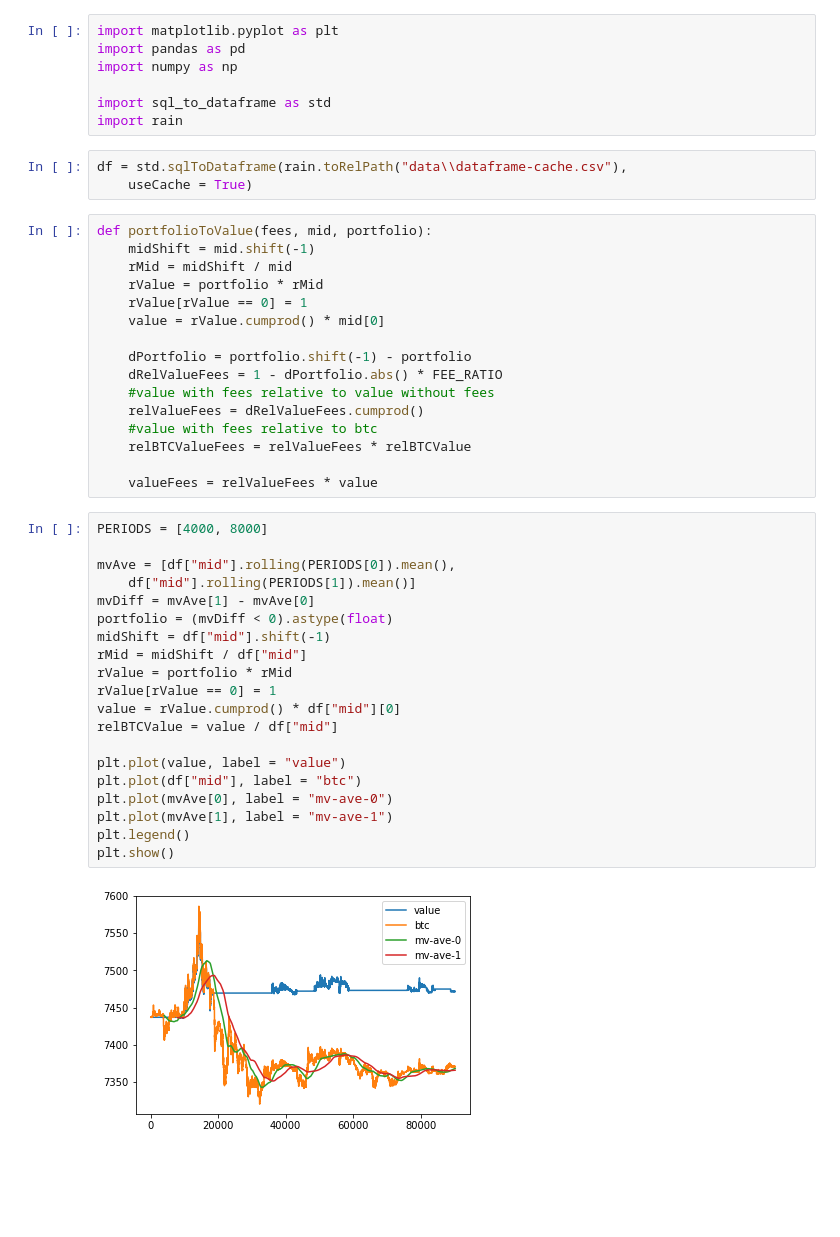
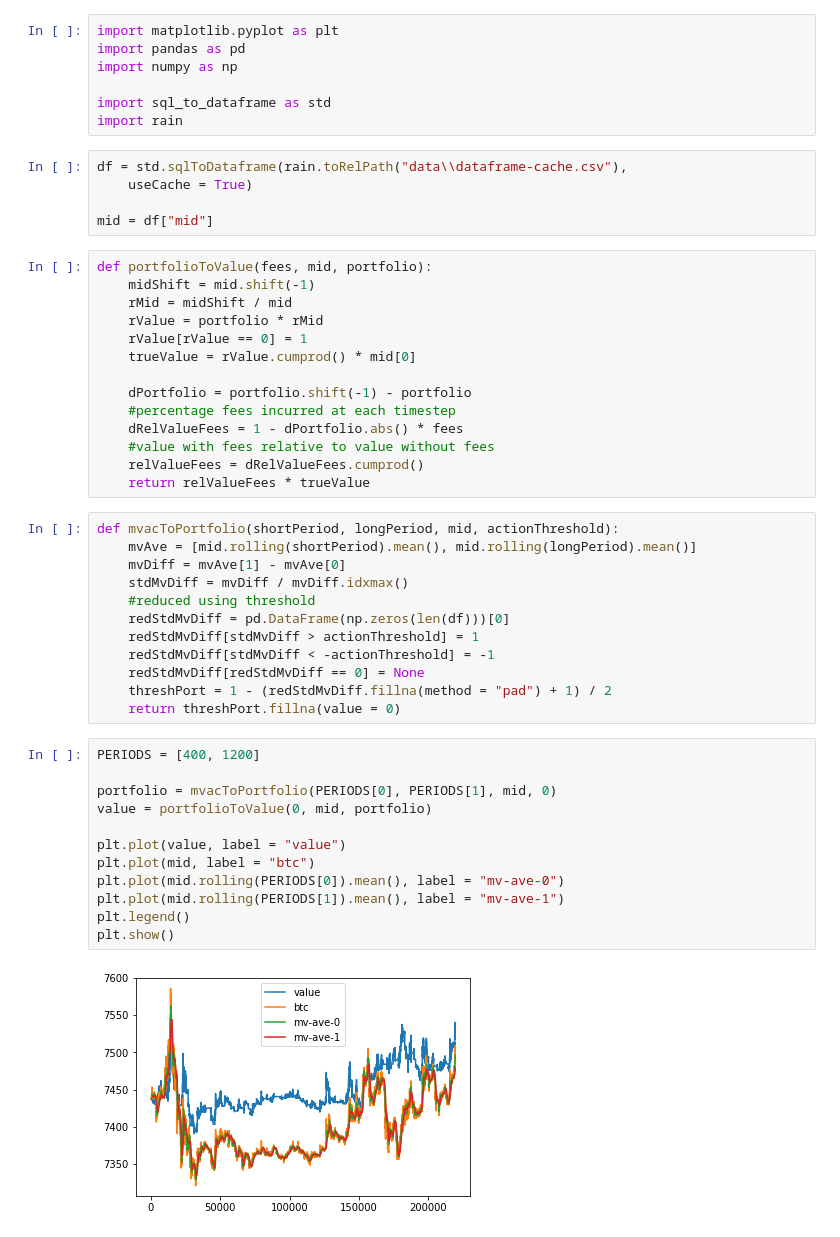
Before and after one commit to inmensustrading/inmensus, a Jupyter notebook: research/gemini-full-stack/mvac_analysis.ipynb, the cells around one changed output. Cells and saved outputs as stored; diff of their text form; blank space fills up the shorter version.

```diff
--- a/research/gemini-full-stack/mvac_analysis.ipynb
+++ b/research/gemini-full-stack/mvac_analysis.ipynb
@@ -8,41 +8,45 @@ import rain
 # %%
 df = std.sqlToDataframe(rain.toRelPath("data\\dataframe-cache.csv"),
     useCache = True)
+
+mid = df["mid"]
 # %%
 def portfolioToValue(fees, mid, portfolio):
     midShift = mid.shift(-1)
     rMid = midShift / mid
     rValue = portfolio * rMid
     rValue[rValue == 0] = 1
-    value = rValue.cumprod() * mid[0]
+    trueValue = rValue.cumprod() * mid[0]
 
     dPortfolio = portfolio.shift(-1) - portfolio
-    dRelValueFees = 1 - dPortfolio.abs() * FEE_RATIO
+    #percentage fees incurred at each timestep
+    dRelValueFees = 1 - dPortfolio.abs() * fees
     #value with fees relative to value without fees
     relValueFees = dRelValueFees.cumprod()
-    #value with fees relative to btc
-    relBTCValueFees = relValueFees * relBTCValue
-
-    valueFees = relValueFees * value
+    return relValueFees * trueValue
+# %%
+def mvacToPortfolio(shortPeriod, longPeriod, mid, actionThreshold):
+    mvAve = [mid.rolling(shortPeriod).mean(), mid.rolling(longPeriod).mean()]
+    mvDiff = mvAve[1] - mvAve[0]
+    stdMvDiff = mvDiff / mvDiff.idxmax()
+    #reduced using threshold
+    redStdMvDiff = pd.DataFrame(np.zeros(len(df)))[0]
+    redStdMvDiff[stdMvDiff > actionThreshold] = 1
+    redStdMvDiff[stdMvDiff < -actionThreshold] = -1
+    redStdMvDiff[redStdMvDiff == 0] = None
+    threshPort = 1 - (redStdMvDiff.fillna(method = "pad") + 1) / 2
+    return threshPort.fillna(value = 0)
 # %%
-PERIODS = [4000, 8000]
+PERIODS = [400, 1200]
 
-mvAve = [df["mid"].rolling(PERIODS[0]).mean(),
-    df["mid"].rolling(PERIODS[1]).mean()]
-mvDiff = mvAve[1] - mvAve[0]
-portfolio = (mvDiff < 0).astype(float)
-midShift = df["mid"].shift(-1)
-rMid = midShift / df["mid"]
-rValue = portfolio * rMid
-rValue[rValue == 0] = 1
-value = rValue.cumprod() * df["mid"][0]
-relBTCValue = value / df["mid"]
+portfolio = mvacToPortfolio(PERIODS[0], PERIODS[1], mid, 0)
+value = portfolioToValue(0, mid, portfolio)
 
 plt.plot(value, label = "value")
-plt.plot(df["mid"], label = "btc")
-plt.plot(mvAve[0], label = "mv-ave-0")
-plt.plot(mvAve[1], label = "mv-ave-1")
+plt.plot(mid, label = "btc")
+plt.plot(mid.rolling(PERIODS[0]).mean(), label = "mv-ave-0")
+plt.plot(mid.rolling(PERIODS[1]).mean(), label = "mv-ave-1")
 plt.legend()
 plt.show()
 # %% [output]
-[figure, old version]
+[figure, new version]
```
Also changed, not shown: parts of 12 cells of this notebook, 2 other files.
